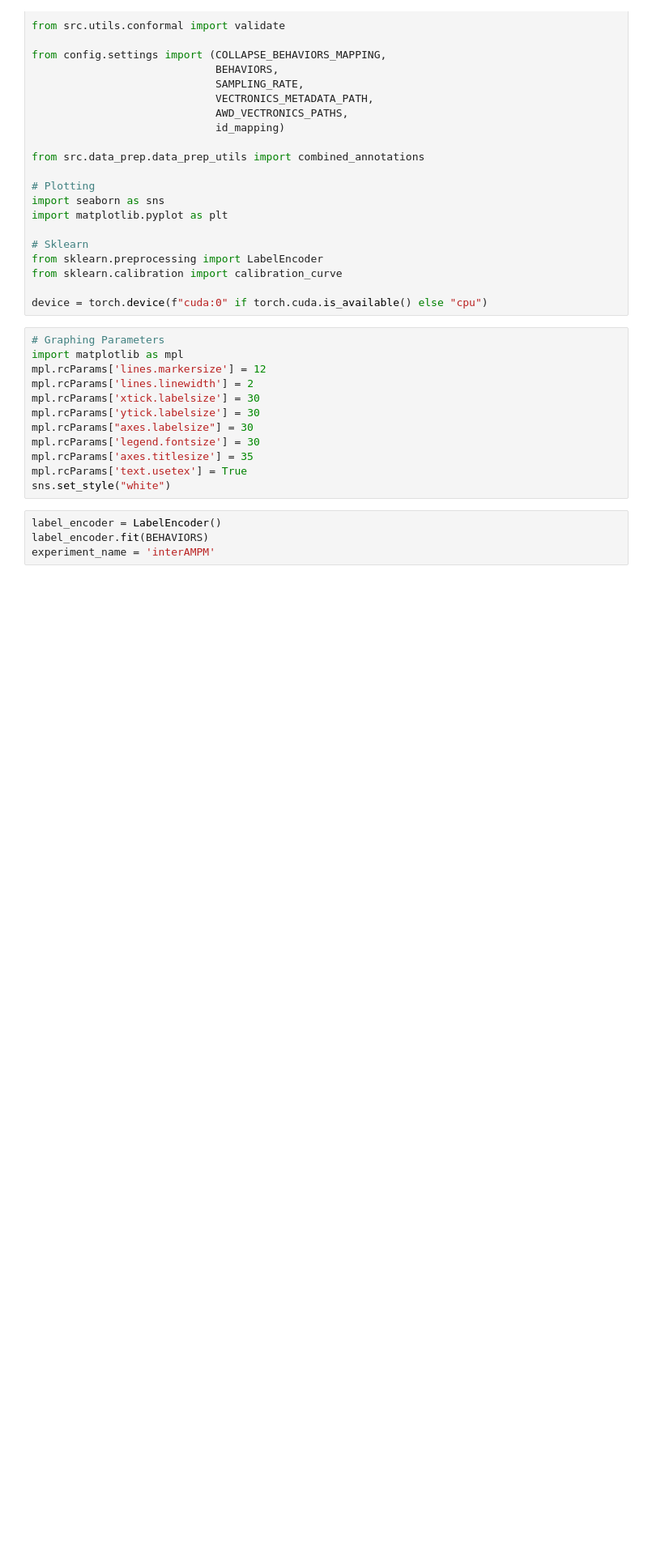
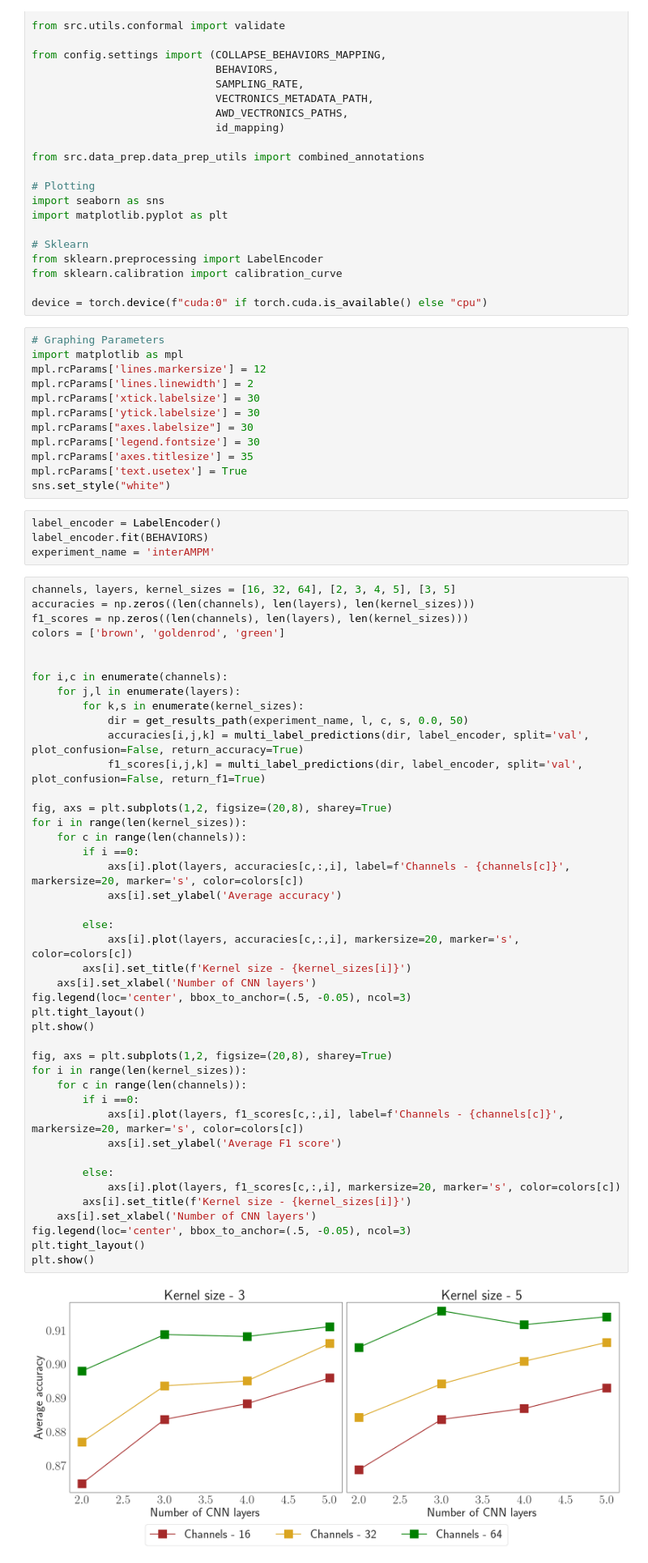
Before and after one commit to medhaaga/AWD-Biologging, a Jupyter notebook: notebooks/interAMPM.ipynb, the cells around one changed output. Shown at 81% size. Saved outputs shown, nothing was run; the diff lists cells and outputs as text; blank space fills up the shorter version.

```diff
--- a/notebooks/interAMPM.ipynb
+++ b/notebooks/interAMPM.ipynb
@@ -72,3 +72,48 @@ sns.set_style("white")
 label_encoder = LabelEncoder()
 label_encoder.fit(BEHAVIORS)
 experiment_name = 'interAMPM'
+# %%
+channels, layers, kernel_sizes = [16, 32, 64], [2, 3, 4, 5], [3, 5]
+accuracies = np.zeros((len(channels), len(layers), len(kernel_sizes)))
+f1_scores = np.zeros((len(channels), len(layers), len(kernel_sizes)))
+colors = ['brown', 'goldenrod', 'green']
+
+
+for i,c in enumerate(channels):
+    for j,l in enumerate(layers):
+        for k,s in enumerate(kernel_sizes):
+            dir = get_results_path(experiment_name, l, c, s, 0.0, 50)
+            accuracies[i,j,k] = multi_label_predictions(dir, label_encoder, split='val', plot_confusion=False, return_accuracy=True)
+            f1_scores[i,j,k] = multi_label_predictions(dir, label_encoder, split='val', plot_confusion=False, return_f1=True)
+
+fig, axs = plt.subplots(1,2, figsize=(20,8), sharey=True)
+for i in range(len(kernel_sizes)):
+    for c in range(len(channels)):
+        if i ==0:
+            axs[i].plot(layers, accuracies[c,:,i], label=f'Channels - {channels[c]}', markersize=20, marker='s', color=colors[c])
+            axs[i].set_ylabel('Average accuracy')
+
+        else:
+            axs[i].plot(layers, accuracies[c,:,i], markersize=20, marker='s', color=colors[c])
+        axs[i].set_title(f'Kernel size - {kernel_sizes[i]}')
+    axs[i].set_xlabel('Number of CNN layers')
+fig.legend(loc='center', bbox_to_anchor=(.5, -0.05), ncol=3)
+plt.tight_layout()
+plt.show()
+
+fig, axs = plt.subplots(1,2, figsize=(20,8), sharey=True)
+for i in range(len(kernel_sizes)):
+    for c in range(len(channels)):
+        if i ==0:
+            axs[i].plot(layers, f1_scores[c,:,i], label=f'Channels - {channels[c]}', markersize=20, marker='s', color=colors[c])
+            axs[i].set_ylabel('Average F1 score')
+
+        else:
+            axs[i].plot(layers, f1_scores[c,:,i], markersize=20, marker='s', color=colors[c])
+        axs[i].set_title(f'Kernel size - {kernel_sizes[i]}')
+    axs[i].set_xlabel('Number of CNN layers')
+fig.legend(loc='center', bbox_to_anchor=(.5, -0.05), ncol=3)
+plt.tight_layout()
+plt.show()
+# %% [output]
+[figure, added]
```
Also changed, not shown: parts of 11 cells of this notebook, 14 other files.
